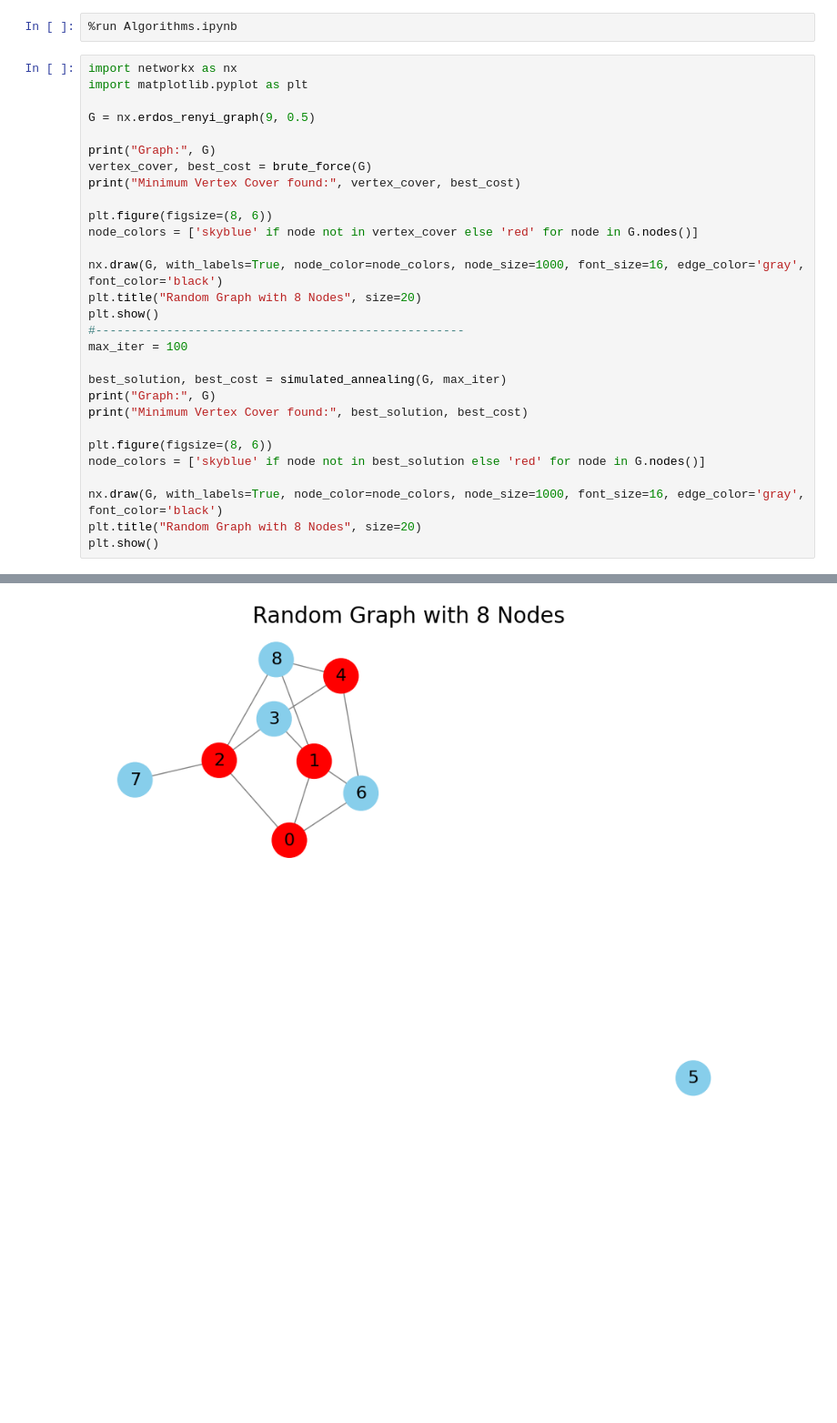
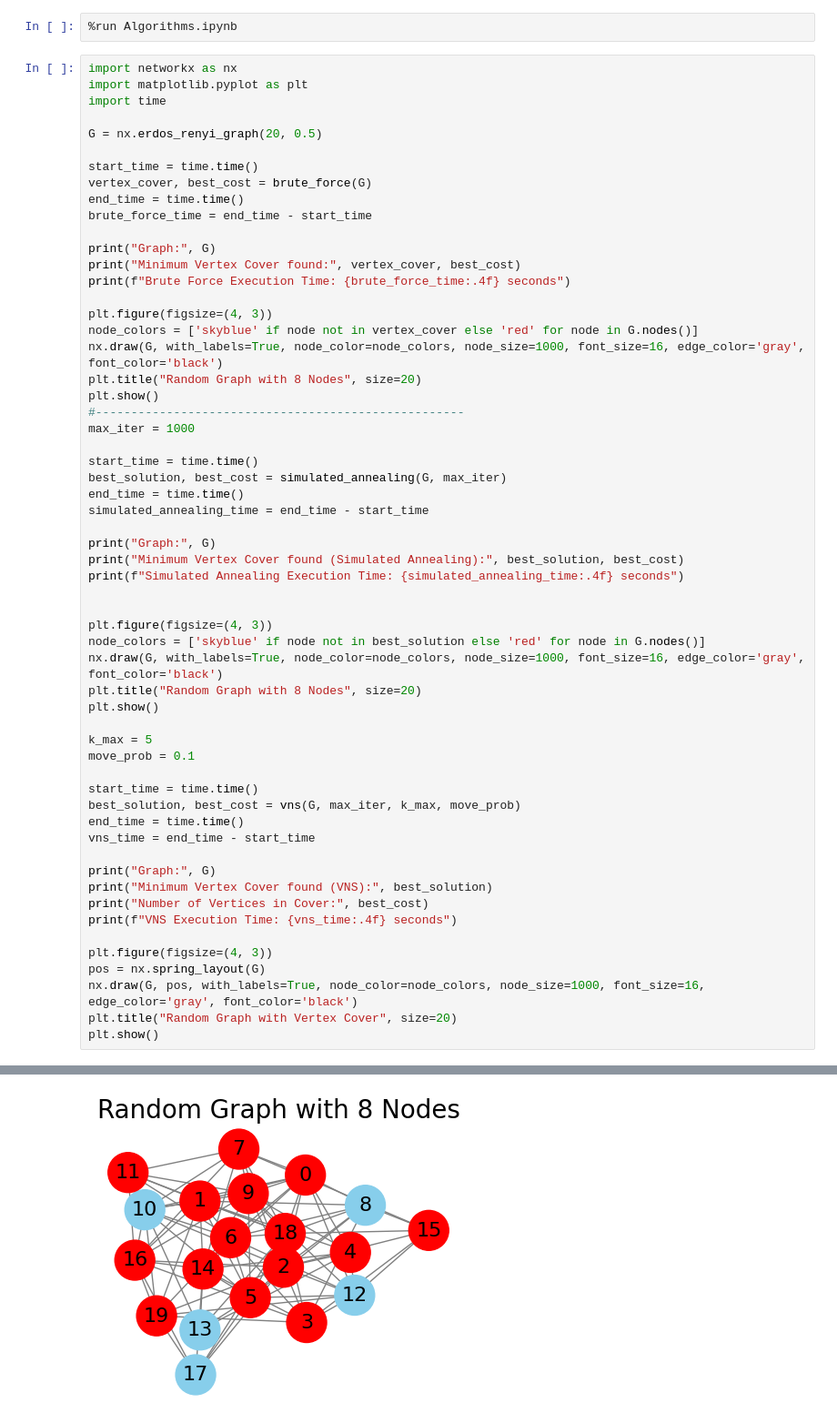
Before and after one commit to TinovoS/Minimum_Vertex_Cover, a Jupyter notebook: Graphs_Testing.ipynb, the cells around one changed output, grey strips where cells are left out. Shown: that part at 91% size. Saved outputs shown, nothing was run; the diff lists cells and outputs as text; blank space fills up the shorter version.

```diff
--- a/Graphs_Testing.ipynb
+++ b/Graphs_Testing.ipynb
@@ -3,30 +3,59 @@
 # %%
 import networkx as nx
 import matplotlib.pyplot as plt
+import time
 
-G = nx.erdos_renyi_graph(9, 0.5)
+G = nx.erdos_renyi_graph(20, 0.5)
+
+start_time = time.time()
+vertex_cover, best_cost = brute_force(G)
+end_time = time.time()
+brute_force_time = end_time - start_time
 
 print("Graph:", G)
-vertex_cover, best_cost = brute_force(G)
 print("Minimum Vertex Cover found:", vertex_cover, best_cost)
+print(f"Brute Force Execution Time: {brute_force_time:.4f} seconds")
 
-plt.figure(figsize=(8, 6))
+plt.figure(figsize=(4, 3))
 node_colors = ['skyblue' if node not in vertex_cover else 'red' for node in G.nodes()]
-
 nx.draw(G, with_labels=True, node_color=node_colors, node_size=1000, font_size=16, edge_color='gray', font_color='black')
 plt.title("Random Graph with 8 Nodes", size=20)
 plt.show()
 #----------------------------------------------------
-max_iter = 100
+max_iter = 1000
 
+start_time = time.time()
 best_solution, best_cost = simulated_annealing(G, max_iter)
+end_time = time.time()
+simulated_annealing_time = end_time - start_time
+
 print("Graph:", G)
-print("Minimum Vertex Cover found:", best_solution, best_cost)
+print("Minimum Vertex Cover found (Simulated Annealing):", best_solution, best_cost)
+print(f"Simulated Annealing Execution Time: {simulated_annealing_time:.4f} seconds")
 
-plt.figure(figsize=(8, 6))
+
+plt.figure(figsize=(4, 3))
 node_colors = ['skyblue' if node not in best_solution else 'red' for node in G.nodes()]
-
 nx.draw(G, with_labels=True, node_color=node_colors, node_size=1000, font_size=16, edge_color='gray', font_color='black')
 plt.title("Random Graph with 8 Nodes", size=20)
 plt.show()
+
+k_max = 5
+move_prob = 0.1
+
+start_time = time.time()
+best_solution, best_cost = vns(G, max_iter, k_max, move_prob)
+end_time = time.time()
+vns_time = end_time - start_time
+
+print("Graph:", G)
+print("Minimum Vertex Cover found (VNS):", best_solution)
+print("Number of Vertices in Cover:", best_cost)
+print(f"VNS Execution Time: {vns_time:.4f} seconds")
+
+plt.figure(figsize=(4, 3))
+pos = nx.spring_layout(G)
+nx.draw(G, pos, with_labels=True, node_color=node_colors, node_size=1000, font_size=16, edge_color='gray', font_color='black')
+plt.title("Random Graph with Vertex Cover", size=20)
+plt.show()
 # %% [output]
@@ -35 +65 @@ Minimum Vertex Cover found: {0, 1, 2, 4} 4
-[figure, old version]
+[figure, new version]
```
Also changed, not shown: parts of 1 cell of this notebook, 1 other file.
